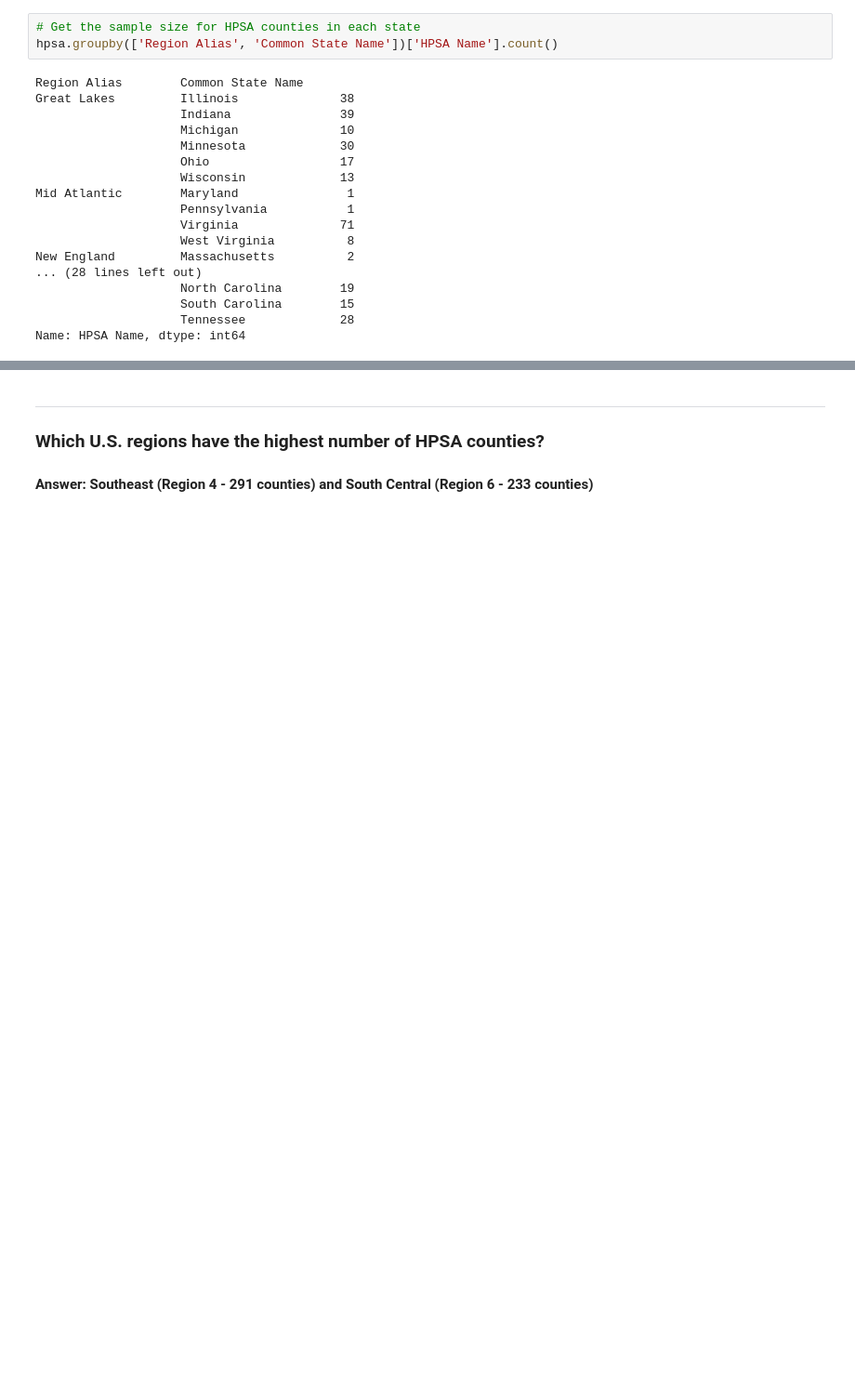
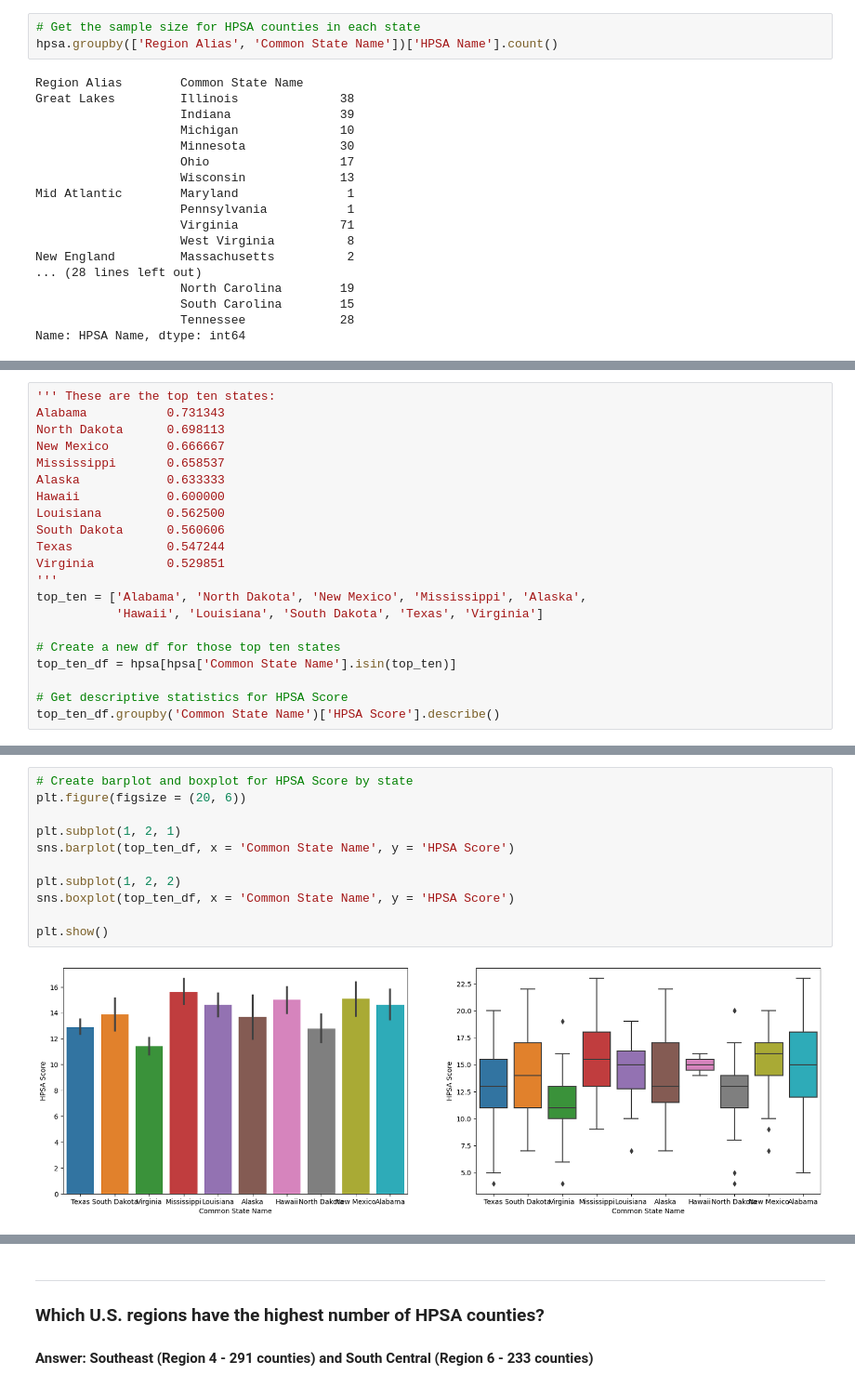
Before and after one commit to valeriemagalong/Healthcare-Shortages, a Jupyter notebook: hpsa_eda.ipynb, the cells around one changed output, grey strips where cells are left out. Shown at 93% size. Saved outputs shown, nothing was run; the diff lists cells and outputs as text; blank space fills up the shorter version.

```diff
--- a/hpsa_eda.ipynb
+++ b/hpsa_eda.ipynb
@@ -120,0 +125,21 @@ Name: HPSA Name, dtype: int64
+# %%
+''' These are the top ten states:
+Alabama           0.731343
+North Dakota      0.698113
+New Mexico        0.666667
+Mississippi       0.658537
+Alaska            0.633333
+Hawaii            0.600000
+Louisiana         0.562500
+South Dakota      0.560606
+Texas             0.547244
+Virginia          0.529851
+'''
+top_ten = ['Alabama', 'North Dakota', 'New Mexico', 'Mississippi', 'Alaska',
+           'Hawaii', 'Louisiana', 'South Dakota', 'Texas', 'Virginia']
+
+# Create a new df for those top ten states
+top_ten_df = hpsa[hpsa['Common State Name'].isin(top_ten)]
+
+# Get descriptive statistics for HPSA Score
+top_ten_df.groupby('Common State Name')['HPSA Score'].describe()
@@ -120,0 +159,13 @@ Name: HPSA Name, dtype: int64
+# %%
+# Create barplot and boxplot for HPSA Score by state
+plt.figure(figsize = (20, 6))
+
+plt.subplot(1, 2, 1)
+sns.barplot(top_ten_df, x = 'Common State Name', y = 'HPSA Score')
+
+plt.subplot(1, 2, 2)
+sns.boxplot(top_ten_df, x = 'Common State Name', y = 'HPSA Score')
+
+plt.show()
+# %% [output]
+[figure, added]
```
Also changed, not shown: parts of 16 cells of this notebook.
